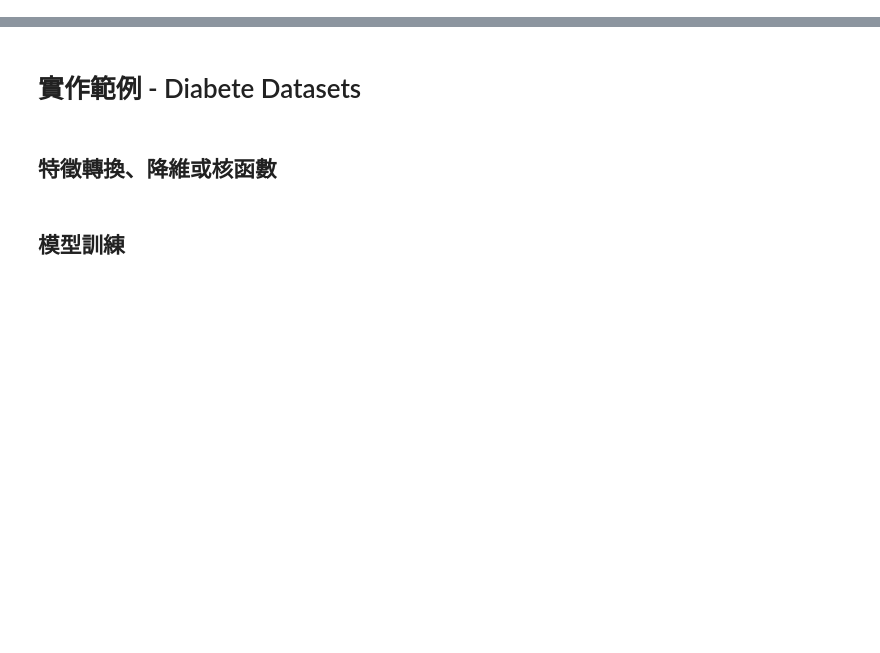
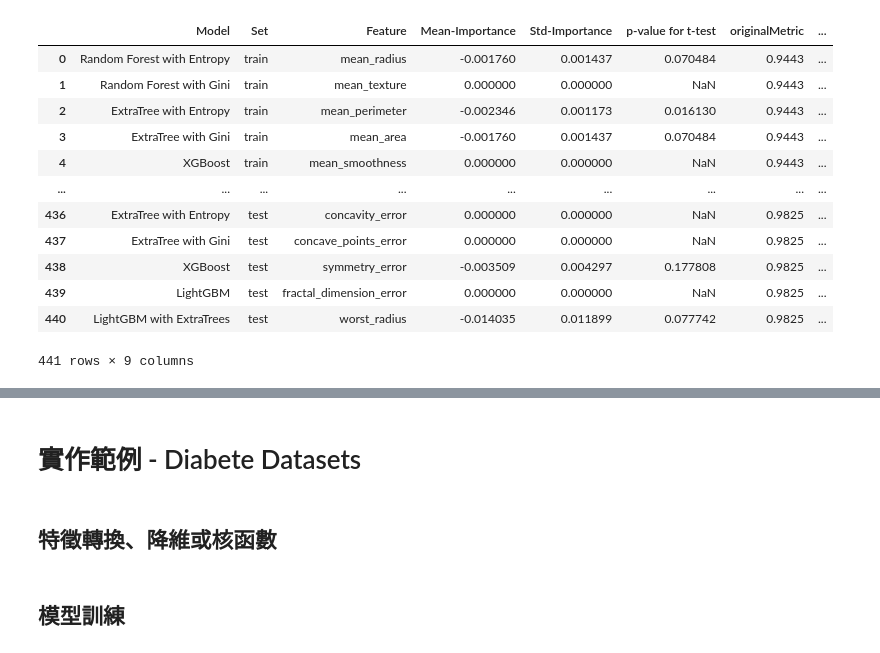
Before and after one commit to Wang-Jian-An/CustomizedAutoML, a Jupyter notebook: Example.ipynb, the cells around one changed output, grey strips where cells are left out. Cells and saved outputs as stored; diff of their text form; code cells hidden in the pictures; blank space fills up the shorter version.

```diff
--- a/Example.ipynb
+++ b/Example.ipynb
@@ -51,0 +57,16 @@ pd.DataFrame(result[1])
+# %%
+pd.DataFrame(result["PermutationImportance"]["originalData"])
+# %% [output]
+|  | Model | Set | Feature | Mean-Importance | Std-Importance | p-value for t-test | originalMetric | ... |
+| 0 | Random Forest with Entropy | train | mean_radius | -0.001760 | 0.001437 | 0.070484 | 0.9443 | ... |
+| 1 | Random Forest with Gini | train | mean_texture | 0.000000 | 0.000000 | NaN | 0.9443 | ... |
+| 2 | ExtraTree with Entropy | train | mean_perimeter | -0.002346 | 0.001173 | 0.016130 | 0.9443 | ... |
+| 3 | ExtraTree with Gini | train | mean_area | -0.001760 | 0.001437 | 0.070484 | 0.9443 | ... |
+| 4 | XGBoost | train | mean_smoothness | 0.000000 | 0.000000 | NaN | 0.9443 | ... |
+| ... | ... | ... | ... | ... | ... | ... | ... | ... |
+| 436 | ExtraTree with Entropy | test | concavity_error | 0.000000 | 0.000000 | NaN | 0.9825 | ... |
+| 437 | ExtraTree with Gini | test | concave_points_error | 0.000000 | 0.000000 | NaN | 0.9825 | ... |
+| 438 | XGBoost | test | symmetry_error | -0.003509 | 0.004297 | 0.177808 | 0.9825 | ... |
+| 439 | LightGBM | test | fractal_dimension_error | 0.000000 | 0.000000 | NaN | 0.9825 | ... |
+| 440 | LightGBM with ExtraTrees | test | worst_radius | -0.014035 | 0.011899 | 0.077742 | 0.9825 | ... |
+441 rows × 9 columns
```
Also changed, not shown: parts of 11 cells of this notebook.
